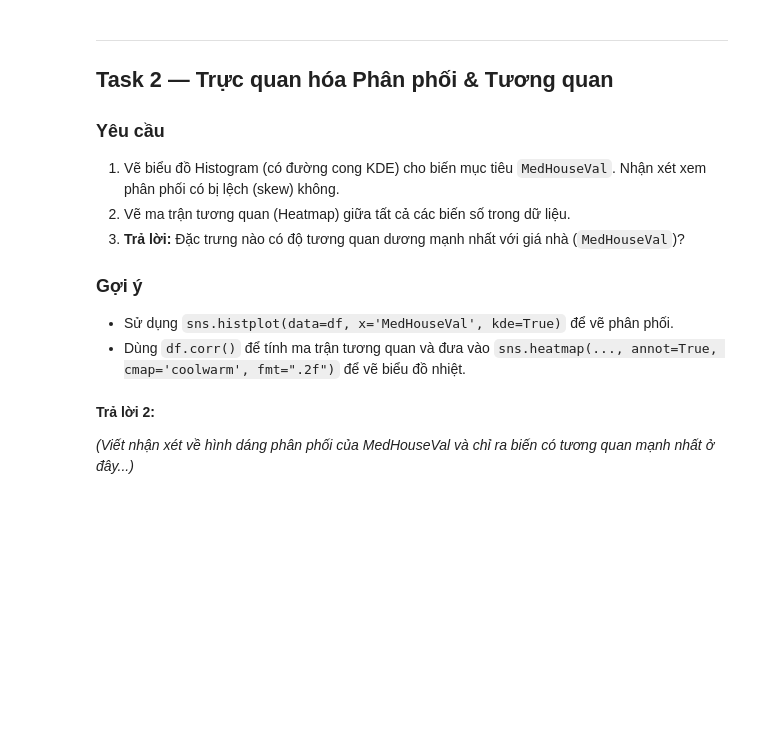
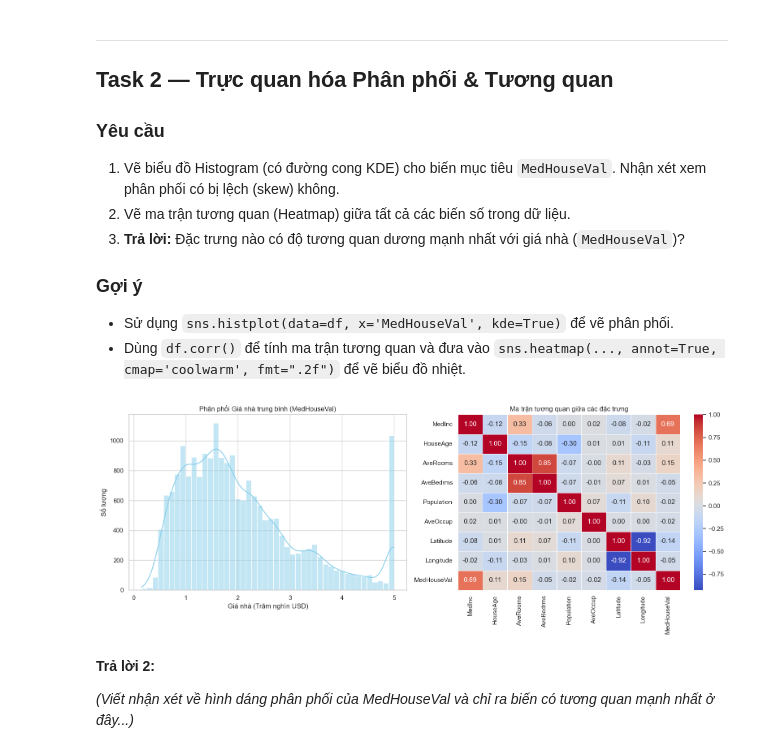
Before and after one commit to tcnzzz/mliot-pyml-2026-hw, a Jupyter notebook: week03/BTVN_buoi6_housing.ipynb, the cells around one changed output. Cells and saved outputs as stored; diff of their text form; code cells hidden in the pictures; blank space fills up the shorter version.

```diff
--- a/week03/BTVN_buoi6_housing.ipynb
+++ b/week03/BTVN_buoi6_housing.ipynb
@@ -106,3 +99,22 @@ dtype: int64
+# %%
+fig, axes = plt.subplots(1, 2, figsize=(16, 6))
+
+# TODO 2a: Vẽ Histogram cho biến MedHouseVal
+sns.histplot(data=df, x='MedHouseVal', kde=True, ax=axes[0], color='skyblue')
+axes[0].set_title('Phân phối Giá nhà trung bình (MedHouseVal)')
+axes[0].set_xlabel('Giá nhà (Trăm nghìn USD)')
+axes[0].set_ylabel('Số lượng')
+
+# TODO 2b: Vẽ Heatmap correlation cho toàn bộ dữ liệu
+# Tính ma trận tương quan
+corr_matrix = df.corr()
+sns.heatmap(corr_matrix, annot=True, cmap='coolwarm', fmt=".2f", ax=axes[1], linewidths=0.5)
+axes[1].set_title('Ma trận tương quan giữa các đặc trưng')
+
+plt.tight_layout()
+plt.show()
+# %% [output]
+[figure, added]
 # %% [markdown]
 **Trả lời 2:**
 
```
Also changed, not shown: parts of 1 cell of this notebook.
